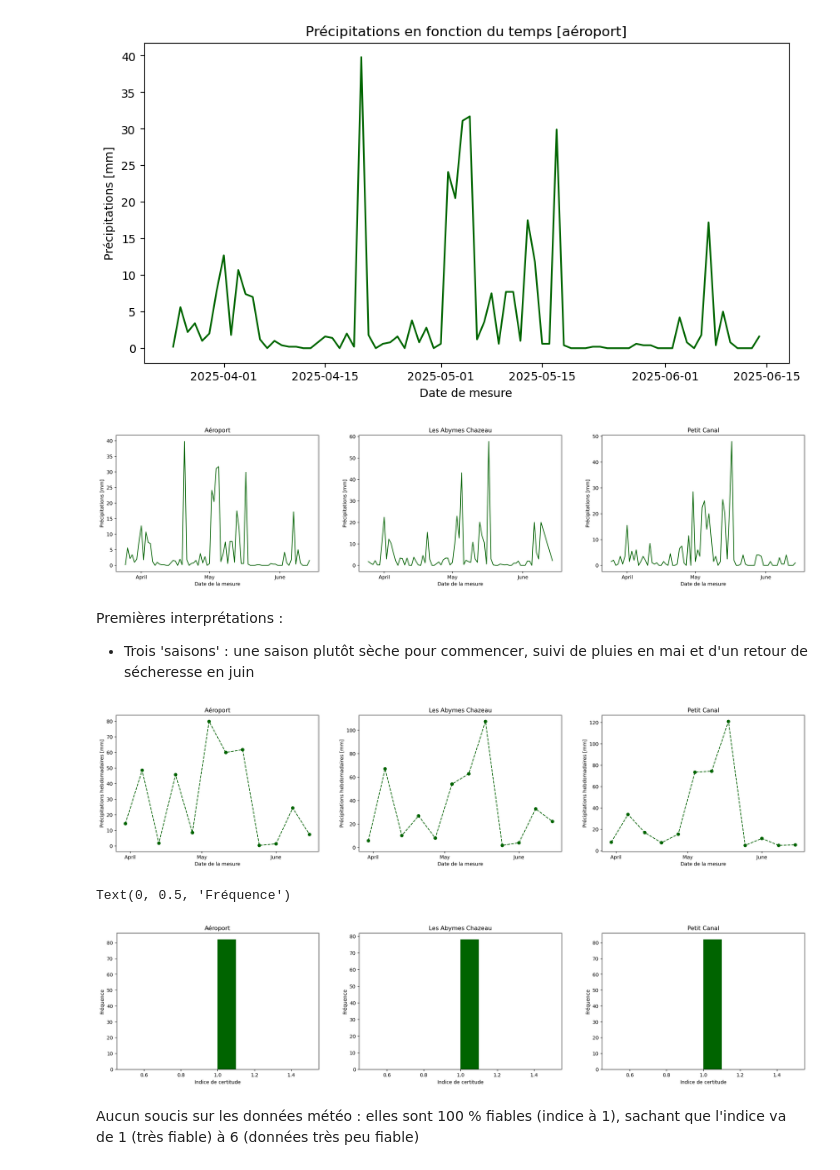
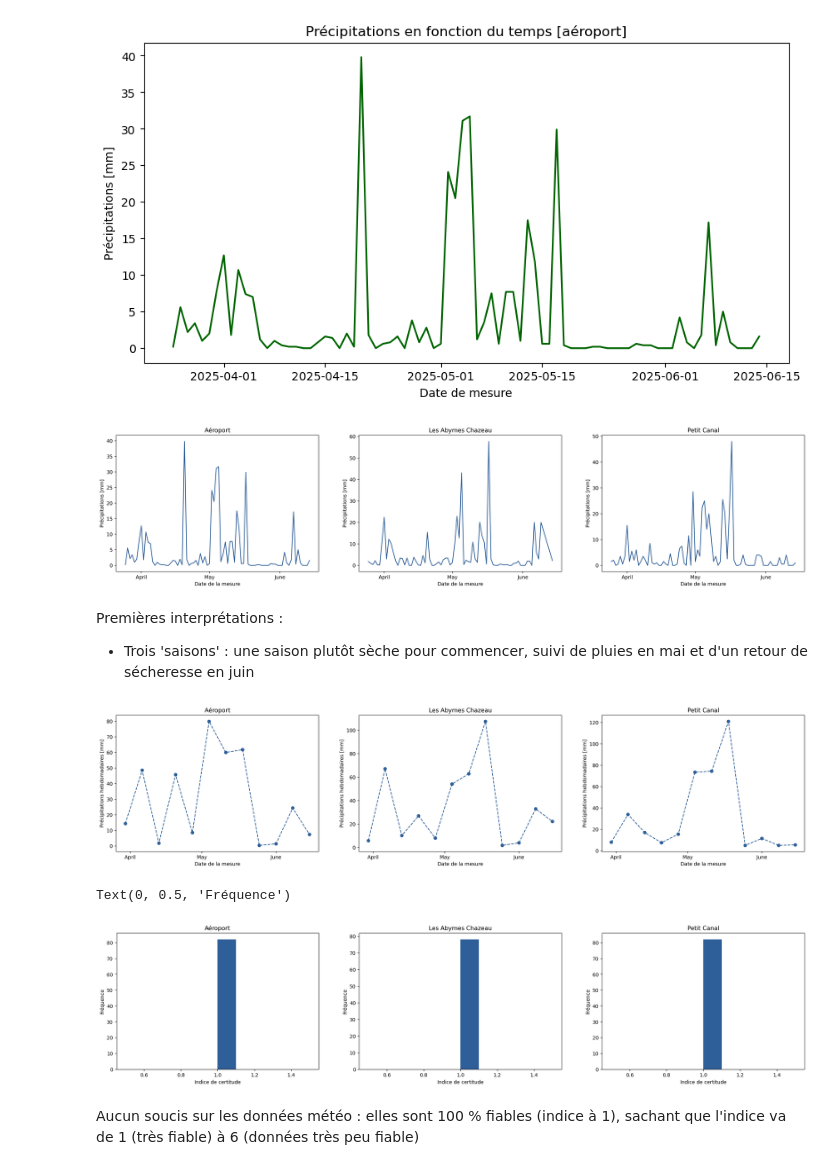
Before and after one commit to arthuserani/BleuAtlantiC_Physics, a Jupyter notebook: Données météo/traitement donnees.ipynb, the cells around one changed output. Cells and saved outputs as stored; diff of their text form; code cells hidden in the pictures.

```diff
--- a/Données météo/traitement donnees.ipynb
+++ b/Données météo/traitement donnees.ipynb
@@ -12,6 +12,9 @@ import pandas as pd
 import matplotlib.pyplot as plt
 import numpy as np
 import matplotlib.dates as mdates
+
+jaunebpc='#EFB94F'
+bleufoncebpc='#2F5F98'
 # %%
 df=pd.read_csv('clim-base_quot_vent-971-2025.csv')
 
@@ -64,21 +67,21 @@ Text(0, 0.5, 'Précipitations [mm]')
 # %%
 fig, axs = plt.subplots(1, 3, figsize=(25, 5), dpi=500)
 
-axs[0].plot(df_aero['date'],df_aero['rr'], color='darkgreen')
+axs[0].plot(df_aero['date'],df_aero['rr'], color=bleufoncebpc)
 axs[0].set_title('Aéroport')
 axs[0].set_xlabel('Date de la mesure')
 axs[0].set_ylabel('Précipitations [mm]')
 axs[0].xaxis.set_major_locator(mdates.MonthLocator())
 axs[0].xaxis.set_major_formatter(mdates.DateFormatter('%B'))
 
-axs[1].plot(df_chazeau['date'],df_chazeau['rr'], color='darkgreen')
+axs[1].plot(df_chazeau['date'],df_chazeau['rr'], color=bleufoncebpc)
 axs[1].set_title('Les Abymes Chazeau')
 axs[1].set_xlabel('Date de la mesure')
 axs[1].set_ylabel('Précipitations [mm]')
 axs[1].xaxis.set_major_locator(mdates.MonthLocator())
 axs[1].xaxis.set_major_formatter(mdates.DateFormatter('%B'))
 
-axs[2].plot(df_petitcanal['date'],df_petitcanal['rr'], color='darkgreen')
+axs[2].plot(df_petitcanal['date'],df_petitcanal['rr'], color=bleufoncebpc)
 axs[2].set_title('Petit Canal')
 axs[2].set_xlabel('Date de la mesure')
 axs[2].set_ylabel('Précipitations [mm]')
@@ -87,7 +90,7 @@ axs[2].xaxis.set_major_formatter(mdates.DateFormatter('%B'))
 
 #plt.savefig('precipitations_journalières.pdf')
 # %% [output]
-[figure, old version]
+[figure, new version]
 # %% [markdown]
 Premières interprétations :
 - Trois 'saisons' : une saison plutôt sèche pour commencer, suivi de pluies en mai et d'un retour de sécheresse en juin
@@ -104,21 +107,21 @@ prec_hebdo_chazeau = hebdo_chazeau['rr'].resample('W').sum()
 # %%
 fig, axs = plt.subplots(1, 3, figsize=(25, 5), dpi=500)
 
-axs[0].plot(prec_hebdo_aero, 'o--', color='darkgreen')
+axs[0].plot(prec_hebdo_aero, 'o--', color=bleufoncebpc)
 axs[0].set_title('Aéroport')
 axs[0].set_xlabel('Date de la mesure')
 axs[0].set_ylabel('Précipitations hebdomadaires [mm]')
 axs[0].xaxis.set_major_locator(mdates.MonthLocator())
 axs[0].xaxis.set_major_formatter(mdates.DateFormatter('%B'))
 
-axs[1].plot(prec_hebdo_chazeau, 'o--', color='darkgreen')
+axs[1].plot(prec_hebdo_chazeau, 'o--', color=bleufoncebpc)
 axs[1].set_title('Les Abymes Chazeau')
 axs[1].set_xlabel('Date de la mesure')
 axs[1].set_ylabel('Précipitations hebdomadaires [mm]')
 axs[1].xaxis.set_major_locator(mdates.MonthLocator())
 axs[1].xaxis.set_major_formatter(mdates.DateFormatter('%B'))
 
-axs[2].plot(prec_hebdo_petitcanal, 'o--', color='darkgreen')
+axs[2].plot(prec_hebdo_petitcanal, 'o--', color=bleufoncebpc)
 axs[2].set_title('Petit Canal')
 axs[2].set_xlabel('Date de la mesure')
 axs[2].set_ylabel('Précipitations hebdomadaires [mm]')
@@ -127,27 +130,27 @@ axs[2].xaxis.set_major_formatter(mdates.DateFormatter('%B'))
 
 #plt.savefig('precipitations_hebdomadaires.pdf')
 # %% [output]
-[figure, old version]
+[figure, new version]
 # %%
 fig, axs = plt.subplots(1, 3, figsize=(25, 5))
 
-axs[0].hist(df_aero['qrr'], color='darkgreen')
+axs[0].hist(df_aero['qrr'], color=bleufoncebpc)
 axs[0].set_title('Aéroport')
 axs[0].set_xlabel('Indice de certitude')
 axs[0].set_ylabel('Fréquence')
 
-axs[1].hist(df_chazeau['qrr'], color='darkgreen')
+axs[1].hist(df_chazeau['qrr'], color=bleufoncebpc)
 axs[1].set_title('Les Abymes Chazeau')
 axs[1].set_xlabel('Indice de certitude')
 axs[1].set_ylabel('Fréquence')
 
-axs[2].hist(df_petitcanal['qrr'], color='darkgreen')
+axs[2].hist(df_petitcanal['qrr'], color=bleufoncebpc)
 axs[2].set_title('Petit Canal')
 axs[2].set_xlabel('Indice de certitude')
 axs[2].set_ylabel('Fréquence')
 # %% [output]
 Text(0, 0.5, 'Fréquence')
-[figure, old version]
+[figure, new version]
 # %% [markdown]
 Aucun soucis sur les données météo : elles sont 100 % fiables (indice à 1), sachant que l'indice va de 1 (très fiable) à 6 (données très peu fiable)
 # %% [markdown]
```
Also changed, not shown: parts of 9 cells of this notebook, 7 other files.
